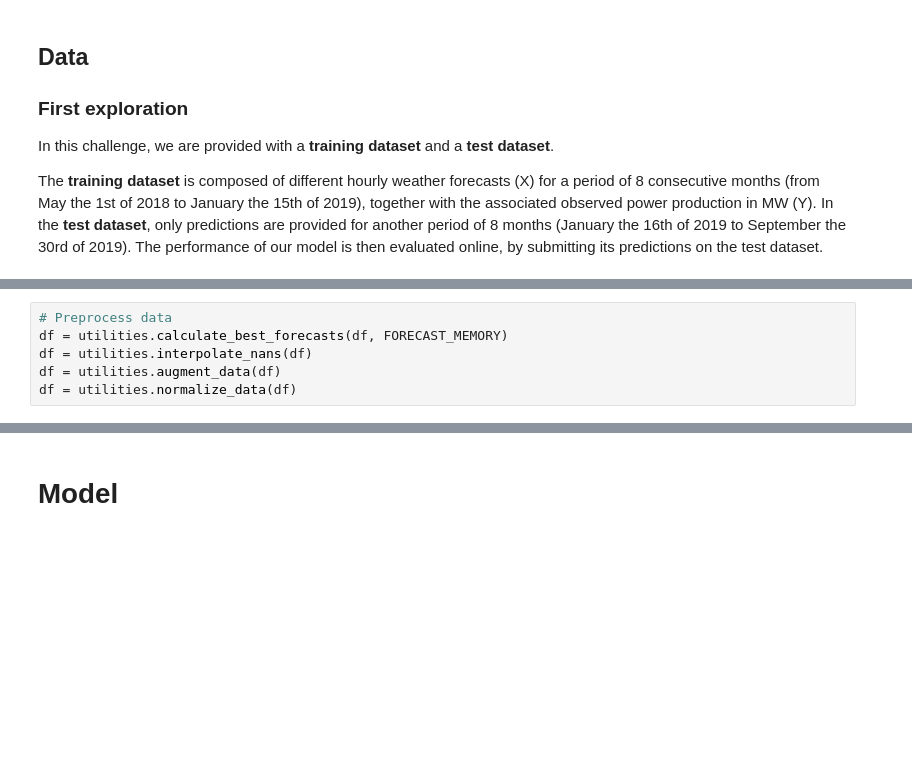
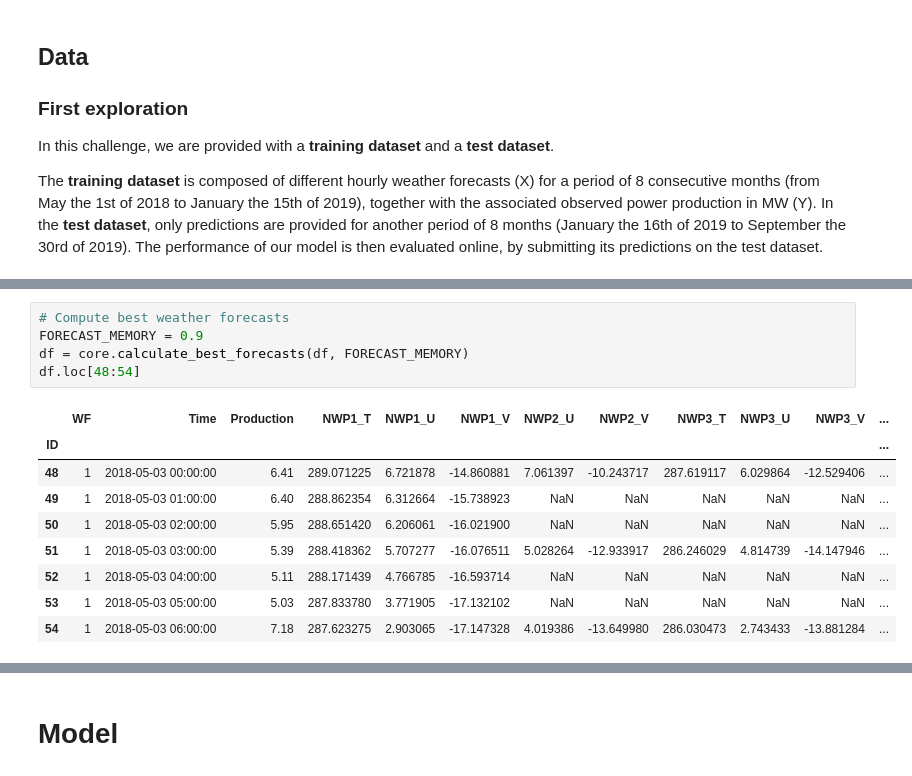
Before and after one commit to qcha41/wind-power-forecasting-challenge, a Jupyter notebook: notebook.ipynb, the cells around one changed output, grey strips where cells are left out. Drawn from its saved outputs; the diff is of its cells as text; blank space fills up the shorter version.

Commit message:
added data processing comments

```diff
--- a/notebook.ipynb
+++ b/notebook.ipynb
@@ -78,6 +75,0 @@ FORECAST_MEMORY = 0.9
-# %%
-# Preprocess data
-df = utilities.calculate_best_forecasts(df, FORECAST_MEMORY)
-df = utilities.interpolate_nans(df)
-df = utilities.augment_data(df)
-df = utilities.normalize_data(df)
@@ -83,0 +133,15 @@ df = utilities.normalize_data(df)
+# %%
+# Compute best weather forecasts
+FORECAST_MEMORY = 0.9
+df = core.calculate_best_forecasts(df, FORECAST_MEMORY)
+df.loc[48:54]
+# %% [output]
+|  | WF | Time | Production | NWP1_T | NWP1_U | NWP1_V | NWP2_U | NWP2_V | NWP3_T | NWP3_U | NWP3_V | ... |
+| ID |  |  |  |  |  |  |  |  |  |  |  | ... |
+| 48 | 1 | 2018-05-03 00:00:00 | 6.41 | 289.071225 | 6.721878 | -14.860881 | 7.061397 | -10.243717 | 287.619117 | 6.029864 | -12.529406 | ... |
+| 49 | 1 | 2018-05-03 01:00:00 | 6.40 | 288.862354 | 6.312664 | -15.738923 | NaN | NaN | NaN | NaN | NaN | ... |
+| 50 | 1 | 2018-05-03 02:00:00 | 5.95 | 288.651420 | 6.206061 | -16.021900 | NaN | NaN | NaN | NaN | NaN | ... |
+| 51 | 1 | 2018-05-03 03:00:00 | 5.39 | 288.418362 | 5.707277 | -16.076511 | 5.028264 | -12.933917 | 286.246029 | 4.814739 | -14.147946 | ... |
+| 52 | 1 | 2018-05-03 04:00:00 | 5.11 | 288.171439 | 4.766785 | -16.593714 | NaN | NaN | NaN | NaN | NaN | ... |
+| 53 | 1 | 2018-05-03 05:00:00 | 5.03 | 287.833780 | 3.771905 | -17.132102 | NaN | NaN | NaN | NaN | NaN | ... |
+| 54 | 1 | 2018-05-03 06:00:00 | 7.18 | 287.623275 | 2.903065 | -17.147328 | 4.019386 | -13.649980 | 286.030473 | 2.743433 | -13.881284 | ... |
```
Also changed, not shown: parts of 19 cells of this notebook.
